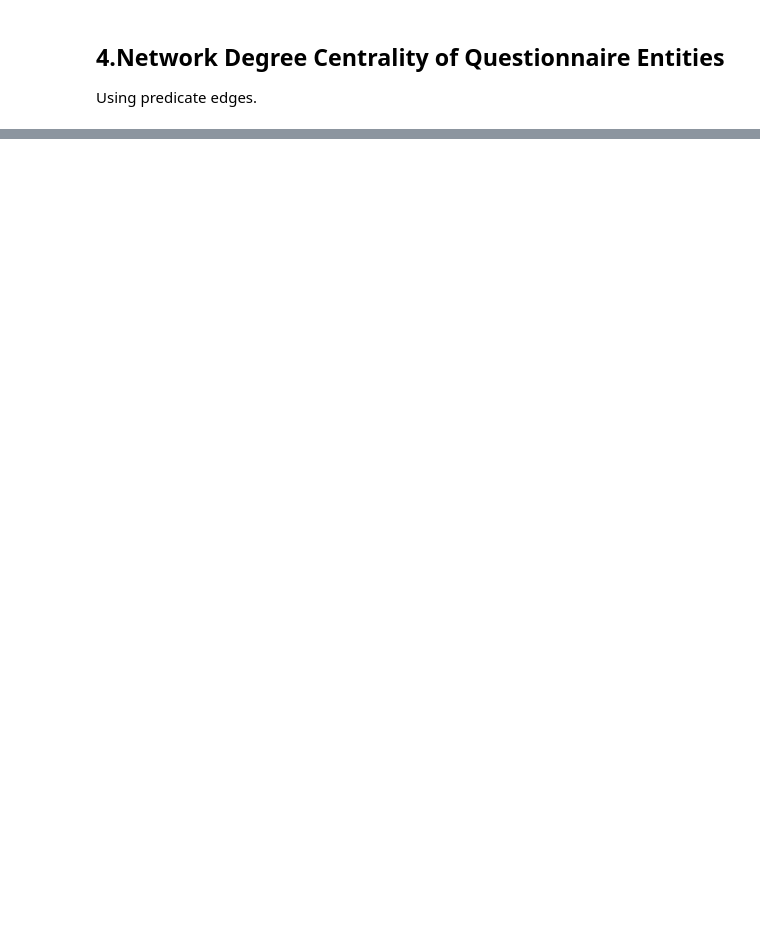
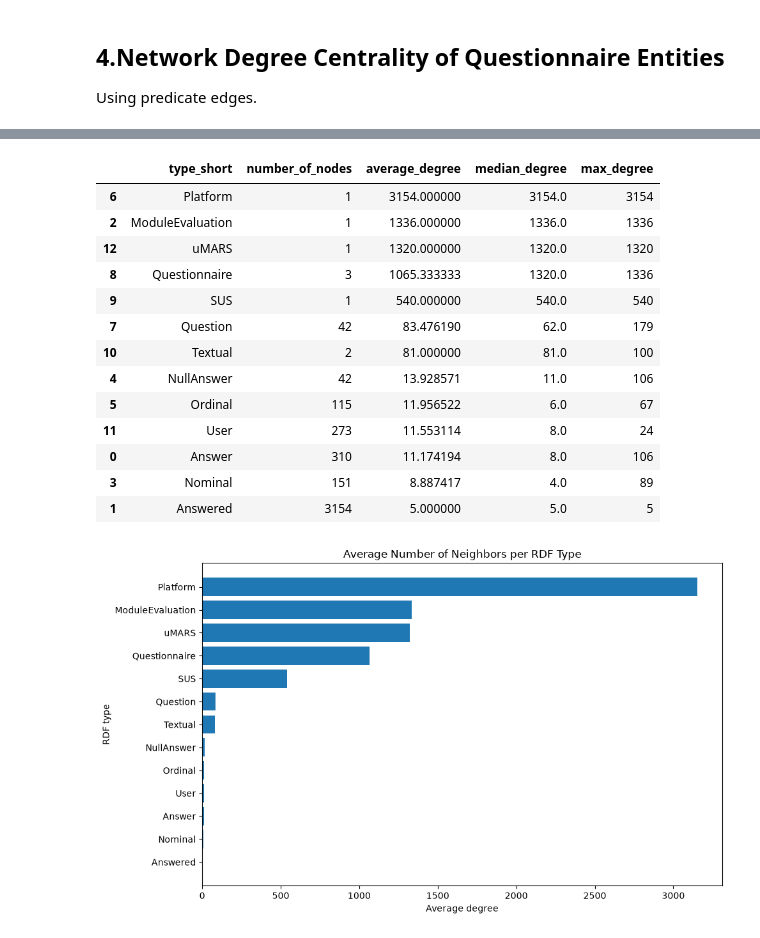
Before and after one commit to SDM-TIB/DigiStrucMed, a Jupyter notebook: Questionnarie/KG-QuestionnarieExploration.ipynb, the cells around one changed output, grey strips where cells are left out. Drawn from its saved outputs; the diff is of its cells as text; code cells hidden in the pictures; blank space fills up the shorter version.

```diff
--- a/Questionnarie/KG-QuestionnarieExploration.ipynb
+++ b/Questionnarie/KG-QuestionnarieExploration.ipynb
@@ -196,3 +327,76 @@ plt.show()
+# %%
+# ------------------------------------------------------------
+# Average degree per RDF type
+# ------------------------------------------------------------
+
+q_types = """
+SELECT DISTINCT ?node ?type
+WHERE {
+    ?node rdf:type ?type .
+}
+"""
+
+df_types = run_query(q_types)
+
+def short_uri(x):
+    if pd.isna(x):
+        return x
+    x = str(x)
+    return x.split("#")[-1] if "#" in x else x.rstrip("/").split("/")[-1]
+
+df_types["node_short"] = df_types["node"].apply(short_uri)
+df_types["type_short"] = df_types["type"].apply(short_uri)
+
+# Add degree value from NetworkX graph
+df_types["degree"] = df_types["node"].map(degrees)
+
+# Keep only nodes that are actually in the analyzed graph
+df_types = df_types.dropna(subset=["degree"])
+df_types["degree"] = df_types["degree"].astype(int)
+
+# Statistics per RDF type
+df_degree_by_type = (
+    df_types
+    .groupby("type_short")
+    .agg(
+        number_of_nodes=("node", "nunique"),
+        average_degree=("degree", "mean"),
+        median_degree=("degree", "median"),
+        max_degree=("degree", "max")
+    )
+    .reset_index()
+    .sort_values("average_degree", ascending=False)
+)
+
+display(df_degree_by_type)
+
+plt.figure(figsize=(10, 6))
+plt.barh(
+    df_degree_by_type["type_short"],
+    df_degree_by_type["average_degree"]
+)
+plt.gca().invert_yaxis()
+plt.xlabel("Average degree")
+plt.ylabel("RDF type")
+plt.title("Average Number of Neighbors per RDF Type")
+plt.tight_layout()
+plt.show()
+# %% [output]
+|  | type_short | number_of_nodes | average_degree | median_degree | max_degree |
+| 6 | Platform | 1 | 3154.000000 | 3154.0 | 3154 |
+| 2 | ModuleEvaluation | 1 | 1336.000000 | 1336.0 | 1336 |
+| 12 | uMARS | 1 | 1320.000000 | 1320.0 | 1320 |
+| 8 | Questionnaire | 3 | 1065.333333 | 1320.0 | 1336 |
+| 9 | SUS | 1 | 540.000000 | 540.0 | 540 |
+| 7 | Question | 42 | 83.476190 | 62.0 | 179 |
+| 10 | Textual | 2 | 81.000000 | 81.0 | 100 |
+| 4 | NullAnswer | 42 | 13.928571 | 11.0 | 106 |
+| 5 | Ordinal | 115 | 11.956522 | 6.0 | 67 |
+| 11 | User | 273 | 11.553114 | 8.0 | 24 |
+| 0 | Answer | 310 | 11.174194 | 8.0 | 106 |
+| 3 | Nominal | 151 | 8.887417 | 4.0 | 89 |
+| 1 | Answered | 3154 | 5.000000 | 5.0 | 5 |
+[figure, added]
 # %%
 import pandas as pd
 import matplotlib.pyplot as plt
```
Also changed, not shown: parts of 9 cells of this notebook.
